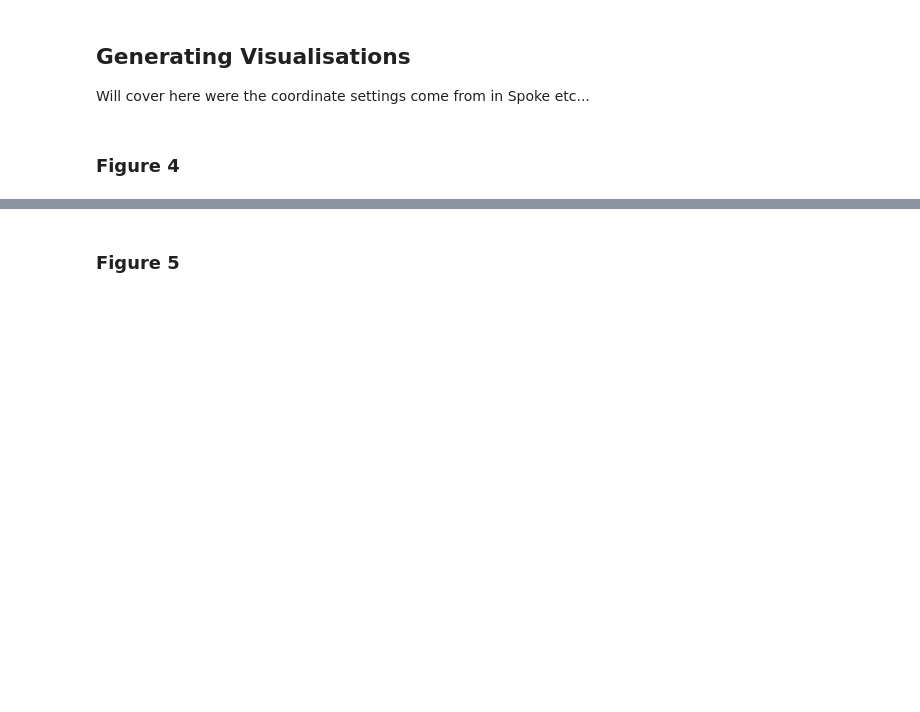
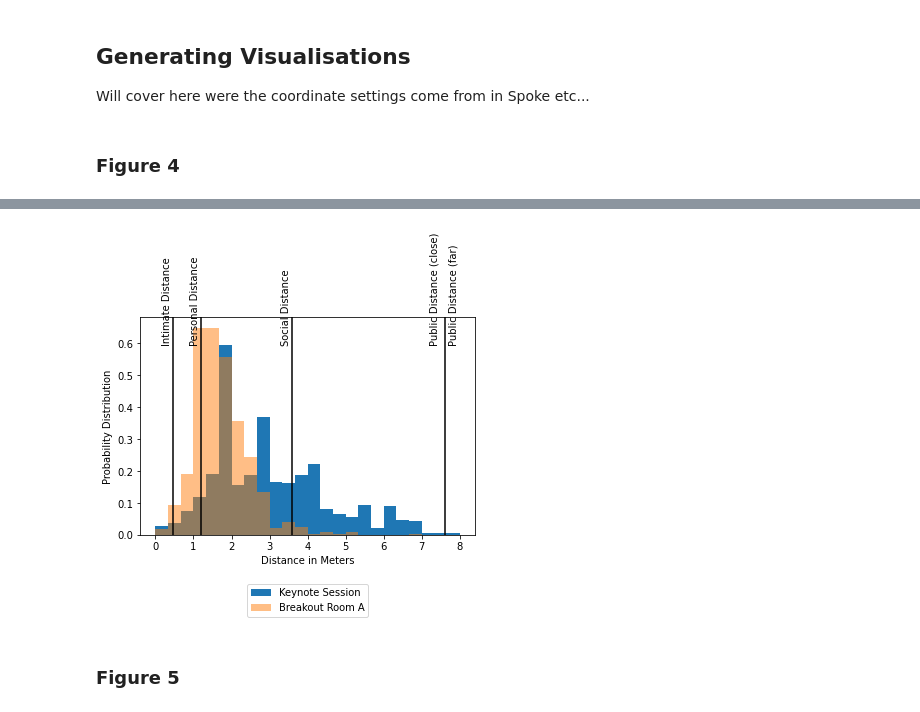
Before and after one commit to ayman/hubs-research-acm-chi-2021, a Jupyter notebook: 3.Notebooks/3.VisualisingSocialMetrics.ipynb, the cells around one changed output, grey strips where cells are left out. Cells and saved outputs as stored; diff of their text form; code cells hidden in the pictures; blank space fills up the shorter version.

```diff
--- a/3.Notebooks/3.VisualisingSocialMetrics.ipynb
+++ b/3.Notebooks/3.VisualisingSocialMetrics.ipynb
@@ -90,5 +104,9 @@ plt.text(7.7, .6, "Public Distance (far)", rotation=90)
 
 lgd = plt.legend(loc="lower center", bbox_to_anchor=(0.5, -0.4))
 
-plt.savefig('outputs/figure_4_closest_person.pdf',bbox_extra_artists=(lgd,), bbox_inches='tight',format='pdf', dpi=1200)
+plt.savefig('outputs/figure_4_closest_person.pdf',
+            bbox_extra_artists=(lgd,),
+            bbox_inches='tight',
+            format='pdf',
+            dpi=1200)
 # %% [output]
@@ -97,3 +113,4 @@ plt.savefig('outputs/figure_4_closest_person.pdf',bbox_extra_artists=(lgd,), bbo
+[figure, added]
 # %% [markdown]
 ### Figure 5
 # %%
```
Also changed, not shown: parts of 15 cells of this notebook, 2 other files.
